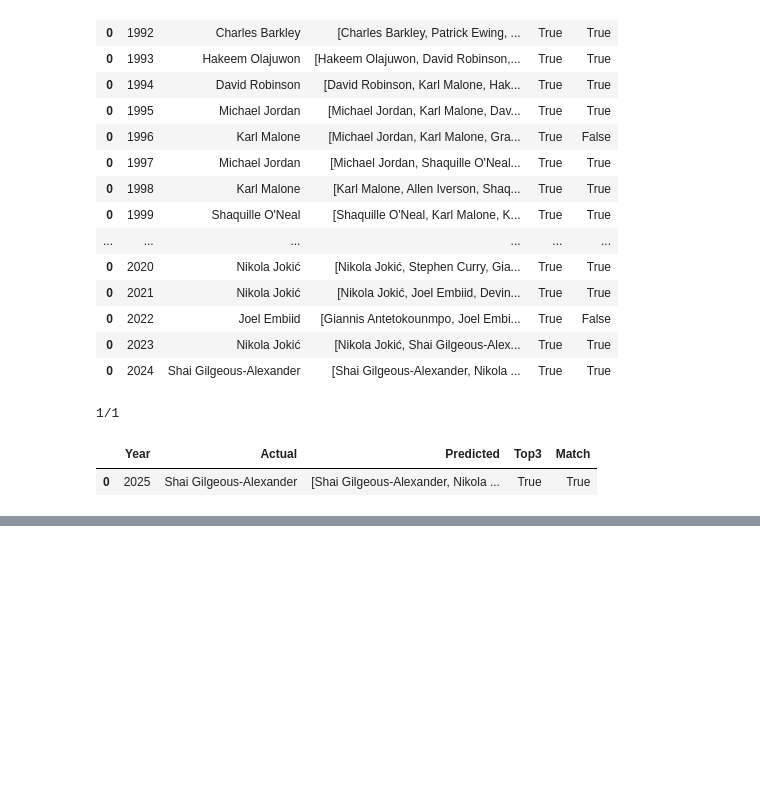
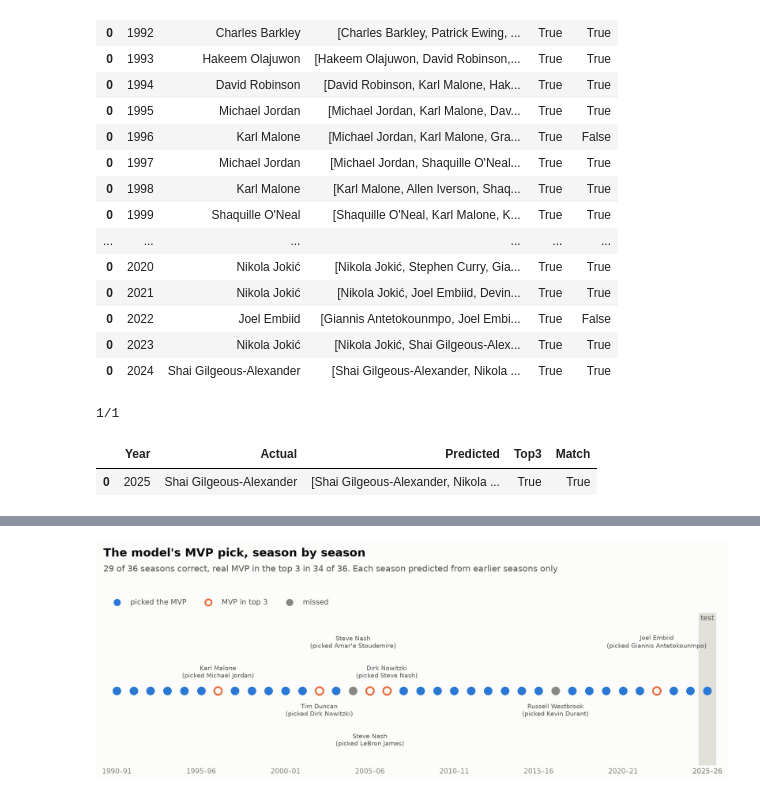
Before and after one commit to Erdos-Projects/fall-2026-nba-mvp-prediction, a Jupyter notebook: notebooks/final.ipynb, the cells around one changed output, grey strips where cells are left out. Drawn from its saved outputs; the diff is of its cells as text; code cells hidden in the pictures; blank space fills up the shorter version.

Commit message:
add visuals section and result charts to final notebook

```diff
--- a/notebooks/final.ipynb
+++ b/notebooks/final.ipynb
@@ -171,0 +247,62 @@ fin
+# %%
+#chart styling
+SURFACE, INK, INK2, MUTED, GRID, AXIS = '#fcfcfb', '#0b0b0b', '#52514e', '#898781', '#e1e0d9', '#c3c2b7'
+BLUE, ORANGE = '#2a78d6', '#eb6834'
+
+def new_chart(figsize):
+    fig, ax = plt.subplots(figsize=figsize, dpi=200)
+    fig.patch.set_facecolor(SURFACE); ax.set_facecolor(SURFACE)
+    for side in ['top', 'right', 'left']:
+        ax.spines[side].set_visible(False)
+    ax.spines['bottom'].set_color(AXIS)
+    ax.tick_params(colors=MUTED, length=0)
+    return fig, ax
+
+def add_titles(fig, main, sub):
+    fig.text(0.02, 0.96, main, fontsize=14, fontweight='bold', color=INK, va='top')
+    fig.text(0.02, 0.89, sub, fontsize=10.5, color=INK2, va='top')
+
+def season_label(y):
+    return f"{y}–{str(y + 1)[-2:]}"
+# %%
+#season by season
+def plot_seasons(results, fname):
+    """One dot per season: blue = picked the MVP, orange ring = MVP in the top 3, gray = missed. Misses are labeled."""
+    fig, ax = new_chart((11, 4.2))
+    ax.set_yticks([]); ax.spines['bottom'].set_visible(False)
+    slots = [(0.15, 'bottom'), (-0.15, 'top'), (0.55, 'bottom'), (-0.55, 'top')]   #above near, below near, above far, below far
+    k = 0
+    for _, r in results.iterrows():
+        x = r['Year']
+        if r['Match']:
+            ax.scatter(x, 0, s=90, color=BLUE, zorder=3)
+        elif r['In top 3']:
+            ax.scatter(x, 0, s=90, facecolor=SURFACE, edgecolor=ORANGE, linewidth=2, zorder=3)
+        else:
+            ax.scatter(x, 0, s=90, color=MUTED, zorder=3)
+        if not r['Match']:
+            y, va = slots[k % 4]
+            ax.text(x, y, f"{r['Actual']}\n(picked {r['Predicted']})", ha='center', va=va,
+                    fontsize=7.5, color=INK2, linespacing=1.3)
+            k += 1
+    ax.axvspan(HOLDOUT_START - 0.5, results['Year'].max() + 0.5, color=GRID, zorder=0)
+    ax.text(results['Year'].max(), 0.95, 'test', ha='center', fontsize=8.5, color=INK2)
+    ax.set_xlim(results['Year'].min() - 0.8, results['Year'].max() + 0.8)
+    ax.set_ylim(-1.0, 1.05)
+    ticks = [y for y in results['Year'] if y % 5 == 0] + [results['Year'].max()]
+    ax.set_xticks(ticks); ax.set_xticklabels([season_label(y) for y in ticks], fontsize=8.5)
+    ax.scatter([], [], s=60, color=BLUE, label='picked the MVP')
+    ax.scatter([], [], s=60, facecolor=SURFACE, edgecolor=ORANGE, linewidth=2, label='MVP in top 3')
+    ax.scatter([], [], s=60, color=MUTED, label='missed')
+    ax.legend(loc='lower left', bbox_to_anchor=(0, 1.0), ncol=3, frameon=False, fontsize=9, labelcolor=INK2)
+    n, hits, top3 = len(results), results['Match'].sum(), results['In top 3'].sum()
+    add_titles(fig, "The model's MVP pick, season by season",
+               f'{hits} of {n} seasons correct, real MVP in the top 3 in {top3} of {n}. '
+               f'Each season predicted from earlier seasons only')
+    fig.tight_layout(rect=(0, 0, 1, 0.80))
+    fig.savefig(OUT / fname, facecolor=SURFACE)
+    plt.show()
+
+plot_seasons(pd.concat([fin_dev, fin_test], ignore_index=True), 'season_by_season.png')
+# %% [output]
+[figure, added]
```
Also changed, not shown: parts of 8 cells of this notebook, 7 other files.
